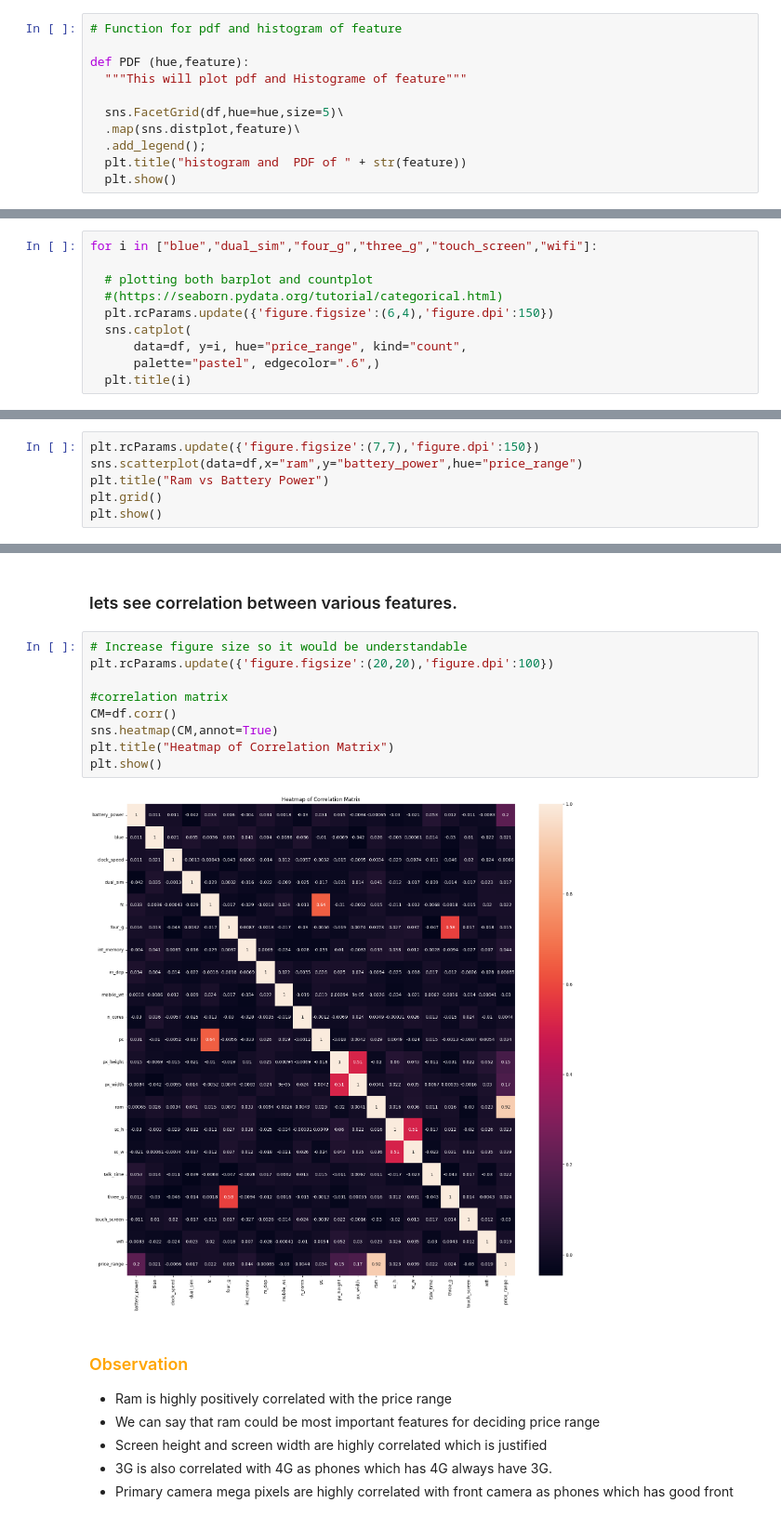
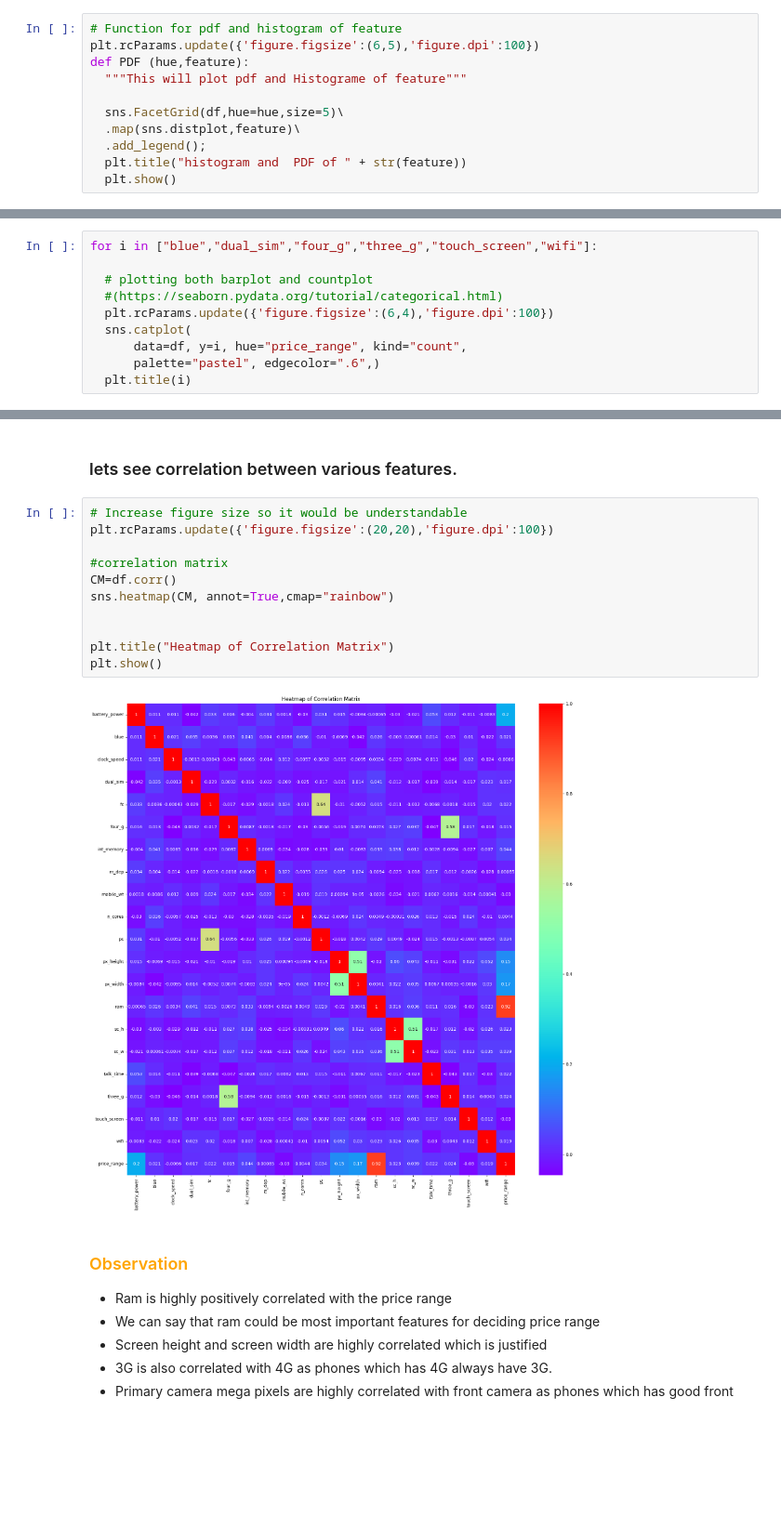
Before and after one commit to MohanVishe/Supervised-ML--Classification----Mobile-Price-Range-Prediction, a Jupyter notebook: Mobile_Price_Range_Prediction_Individual_Project.ipynb, the cells around one changed output, grey strips where cells are left out. Shown at 93% size. Saved outputs shown, nothing was run; the diff lists cells and outputs as text; blank space fills up the shorter version.

```diff
--- a/Mobile_Price_Range_Prediction_Individual_Project.ipynb
+++ b/Mobile_Price_Range_Prediction_Individual_Project.ipynb
@@ -211,7 +211,7 @@ by just observing the head of the dataset and understanding the features involve
 ### Function for PDF and CDF
 # %%
 # Function for pdf and histogram of feature
-
+plt.rcParams.update({'figure.figsize':(6,5),'figure.dpi':100})
 def PDF (hue,feature):
   """This will plot pdf and Histograme of feature"""
 
@@ -342,7 +343,7 @@ for i in ["blue","dual_sim","four_g","three_g","touch_screen","wifi"]:
 
   # plotting both barplot and countplot
   #(https://seaborn.pydata.org/tutorial/categorical.html)
-  plt.rcParams.update({'figure.figsize':(6,4),'figure.dpi':150})
+  plt.rcParams.update({'figure.figsize':(6,4),'figure.dpi':100})
   sns.catplot(
       data=df, y=i, hue="price_range", kind="count",
       palette="pastel", edgecolor=".6",)
@@ -367,9 +368,3 @@ plt.grid()
 plt.show()
 # %% [output]
 [figure]
-# %%
-plt.rcParams.update({'figure.figsize':(7,7),'figure.dpi':150})
-sns.scatterplot(data=df,x="ram",y="battery_power",hue="price_range")
-plt.title("Ram vs Battery Power")
-plt.grid()
-plt.show()
@@ -385,14 +378,16 @@ plt.show()
 # %%
 # Increase figure size so it would be understandable
 plt.rcParams.update({'figure.figsize':(20,20),'figure.dpi':100})
 
 #correlation matrix
 CM=df.corr()
-sns.heatmap(CM,annot=True)
+sns.heatmap(CM, annot=True,cmap="rainbow")
+
+
 plt.title("Heatmap of Correlation Matrix")
 plt.show()
 # %% [output]
-[figure, old version]
+[figure, new version]
 # %% [markdown]
 ### <font color='orange'>Observation</font>
 
```
Also changed, not shown: parts of 22 cells of this notebook.
